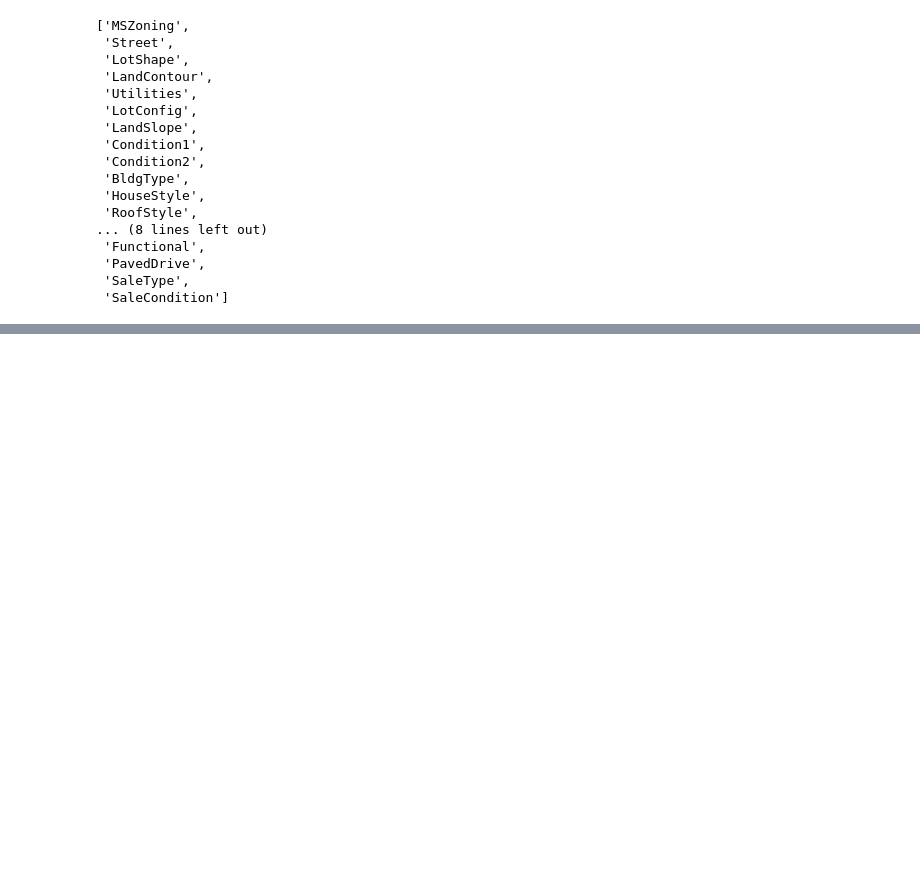
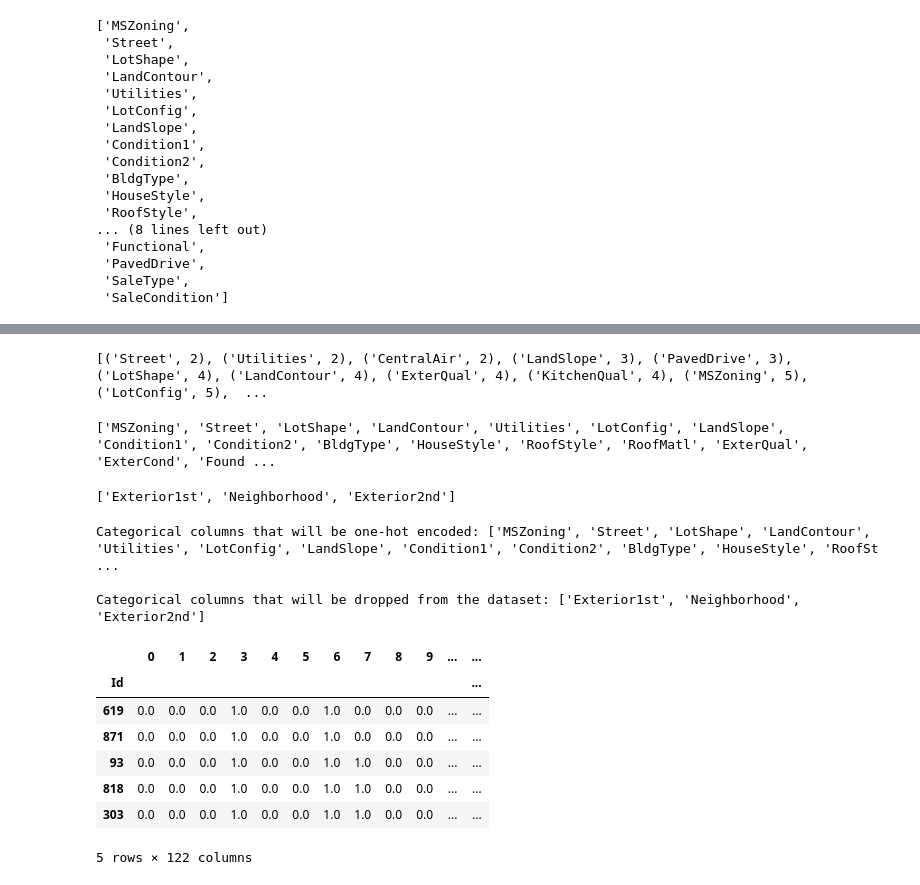
Before and after one commit to ImDPS/IntermediateML-Notebook, a Jupyter notebook: categoricalVariables_Exercise.ipynb, the cells around one changed output, grey strips where cells are left out. Drawn from its saved outputs; the diff is of its cells as text; code cells hidden in the pictures; blank space fills up the shorter version.

```diff
--- a/categoricalVariables_Exercise.ipynb
+++ b/categoricalVariables_Exercise.ipynb
@@ -214,4 +251,23 @@ object_nunique = list(map(lambda col: X_train[col].nunique(), obj_col_X_train))
 d = dict(zip(obj_col_X_train, object_nunique))
 
 # Print number of unique entries by column, in ascending order
-sorted(d.items(), key=lambda x: x[1])
+print(sorted(d.items(), key=lambda x: x[1]))
+# %% [output]
+[('Street', 2), ('Utilities', 2), ('CentralAir', 2), ('LandSlope', 3), ('PavedDrive', 3), ('LotShape', 4), ('LandContour', 4), ('ExterQual', 4), ('KitchenQual', 4), ('MSZoning', 5), ('LotConfig', 5),  ...
+# %%
+low_cardinality_cols = [col for col in X_train.columns if X_train[col].nunique() < 10 and X_train[col].dtype == 'object']
+print(low_cardinality_cols)
+# %% [output]
+['MSZoning', 'Street', 'LotShape', 'LandContour', 'Utilities', 'LotConfig', 'LandSlope', 'Condition1', 'Condition2', 'BldgType', 'HouseStyle', 'RoofStyle', 'RoofMatl', 'ExterQual', 'ExterCond', 'Found ...
+# %%
+high_cardinality_cols = list(set(obj_col_X_train) - set(low_cardinality_cols))
+print(high_cardinality_cols)
+# %% [output]
+['Exterior1st', 'Neighborhood', 'Exterior2nd']
+# %%
+print('Categorical columns that will be one-hot encoded:', low_cardinality_cols)
+print('\nCategorical columns that will be dropped from the dataset:', high_cardinality_cols)
+# %% [output]
+Categorical columns that will be one-hot encoded: ['MSZoning', 'Street', 'LotShape', 'LandContour', 'Utilities', 'LotConfig', 'LandSlope', 'Condition1', 'Condition2', 'BldgType', 'HouseStyle', 'RoofSt ...
+
+Categorical columns that will be dropped from the dataset: ['Exterior1st', 'Neighborhood', 'Exterior2nd']
@@ -217,0 +277,20 @@ sorted(d.items(), key=lambda x: x[1])
+# %%
+from sklearn.preprocessing import OneHotEncoder
+
+OH_encoder = OneHotEncoder(sparse=False, handle_unknown='ignore')
+OH_cols_train = pd.DataFrame(OH_encoder.fit_transform(X_train[low_cardinality_cols]))
+OH_cols_valid = pd.DataFrame(OH_encoder.transform(X_valid[low_cardinality_cols]))
+
+OH_cols_train.index = X_train.index
+OH_cols_valid.index = X_valid.index
+
+OH_cols_train.head()
+# %% [output]
+|  | 0 | 1 | 2 | 3 | 4 | 5 | 6 | 7 | 8 | 9 | ... | ... |
+| Id |  |  |  |  |  |  |  |  |  |  |  | ... |
+| 619 | 0.0 | 0.0 | 0.0 | 1.0 | 0.0 | 0.0 | 1.0 | 0.0 | 0.0 | 0.0 | ... | ... |
+| 871 | 0.0 | 0.0 | 0.0 | 1.0 | 0.0 | 0.0 | 1.0 | 0.0 | 0.0 | 0.0 | ... | ... |
+| 93 | 0.0 | 0.0 | 0.0 | 1.0 | 0.0 | 0.0 | 1.0 | 1.0 | 0.0 | 0.0 | ... | ... |
+| 818 | 0.0 | 0.0 | 0.0 | 1.0 | 0.0 | 0.0 | 1.0 | 1.0 | 0.0 | 0.0 | ... | ... |
+| 303 | 0.0 | 0.0 | 0.0 | 1.0 | 0.0 | 0.0 | 1.0 | 1.0 | 0.0 | 0.0 | ... | ... |
+5 rows × 122 columns
```
Also changed, not shown: parts of 9 cells of this notebook, 9 other files.
